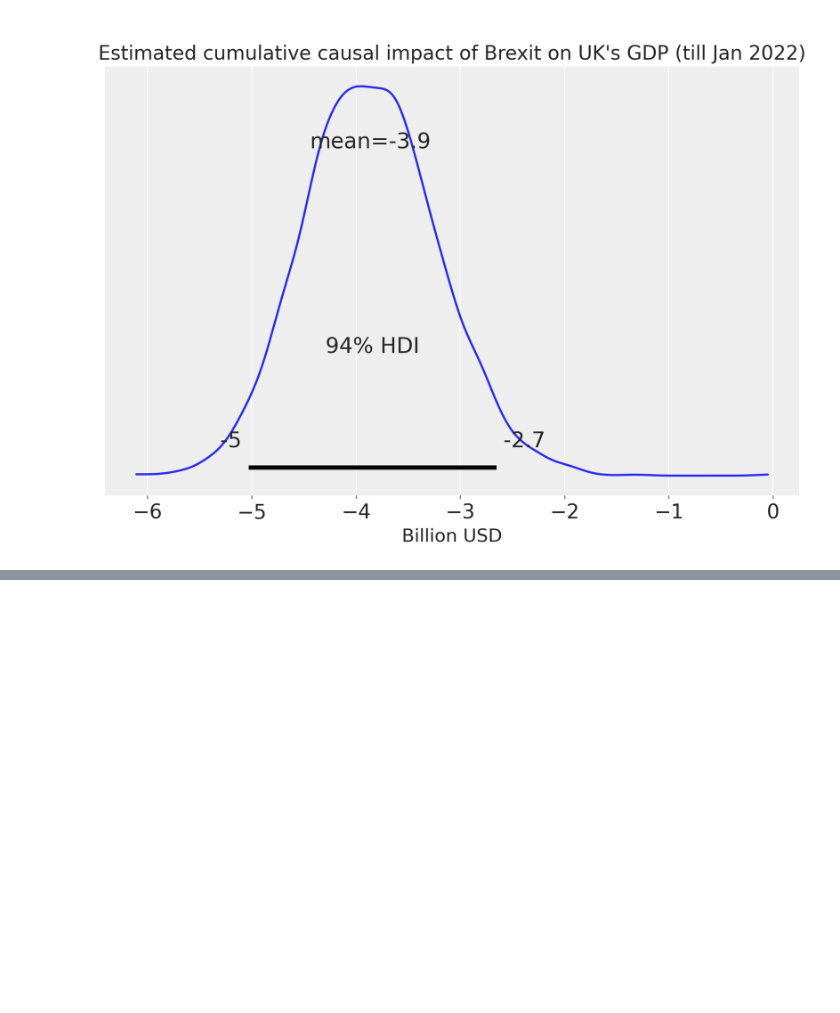
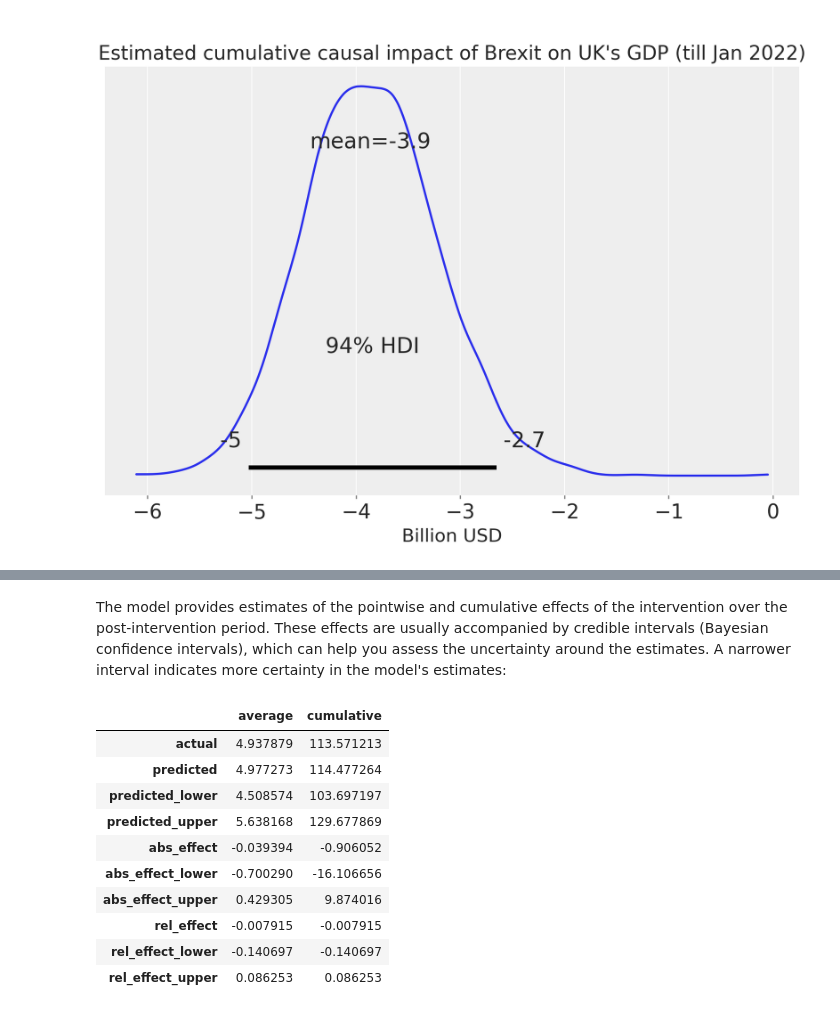
Before and after one commit to francescoamat0/causal-inference-methods, a Jupyter notebook: synthetic_control/brexit_effects.ipynb, the cells around one changed output, grey strips where cells are left out. Saved outputs shown, nothing was run; the diff lists cells and outputs as text; code cells hidden in the pictures; blank space fills up the shorter version.

```diff
--- a/synthetic_control/brexit_effects.ipynb
+++ b/synthetic_control/brexit_effects.ipynb
@@ -304,0 +398,16 @@ ax.set(
+# %% [markdown]
+The model provides estimates of the pointwise and cumulative effects of the intervention over the post-intervention period. These effects are usually accompanied by credible intervals (Bayesian confidence intervals), which can help you assess the uncertainty around the estimates. A narrower interval indicates more certainty in the model's estimates:
+# %%
+ci.summary_data
+# %% [output]
+|  | average | cumulative |
+| actual | 4.937879 | 113.571213 |
+| predicted | 4.977273 | 114.477264 |
+| predicted_lower | 4.508574 | 103.697197 |
+| predicted_upper | 5.638168 | 129.677869 |
+| abs_effect | -0.039394 | -0.906052 |
+| abs_effect_lower | -0.700290 | -16.106656 |
+| abs_effect_upper | 0.429305 | 9.874016 |
+| rel_effect | -0.007915 | -0.007915 |
+| rel_effect_lower | -0.140697 | -0.140697 |
+| rel_effect_upper | 0.086253 | 0.086253 |
```
Also changed, not shown: parts of 12 cells of this notebook.
